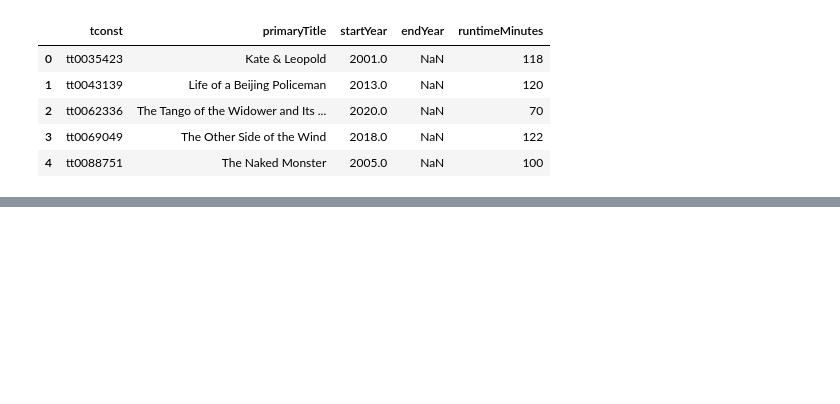
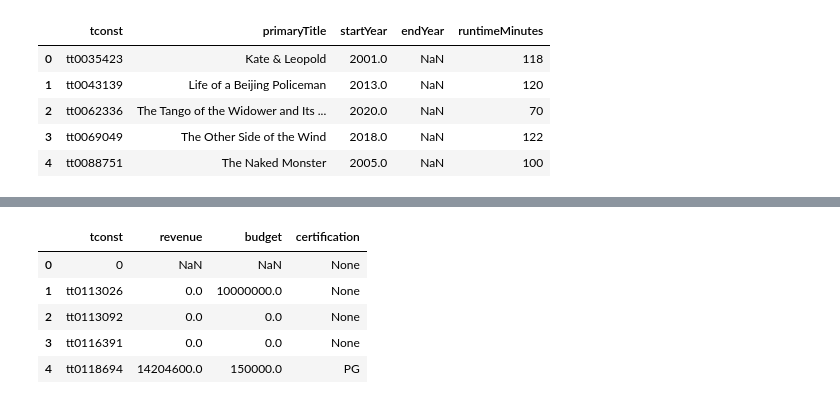
Before and after one commit to thejustinfields/data-enrichment-project, a Jupyter notebook: part-3-SQL.ipynb, the cells around one changed output, grey strips where cells are left out. Drawn from its saved outputs; the diff is of its cells as text; code cells hidden in the pictures; blank space fills up the shorter version.

```diff
--- a/part-3-SQL.ipynb
+++ b/part-3-SQL.ipynb
@@ -370,0 +449,10 @@ title_basics.head()
+# %%
+q='''SELECT * FROM tmdb_merged LIMIT 5;'''
+pd.read_sql(q, engine)
+# %% [output]
+|  | tconst | revenue | budget | certification |
+| 0 | 0 | NaN | NaN | None |
+| 1 | tt0113026 | 0.0 | 10000000.0 | None |
+| 2 | tt0113092 | 0.0 | 0.0 | None |
+| 3 | tt0116391 | 0.0 | 0.0 | None |
+| 4 | tt0118694 | 14204600.0 | 150000.0 | PG |
```
Also changed, not shown: parts of 44 cells of this notebook.
